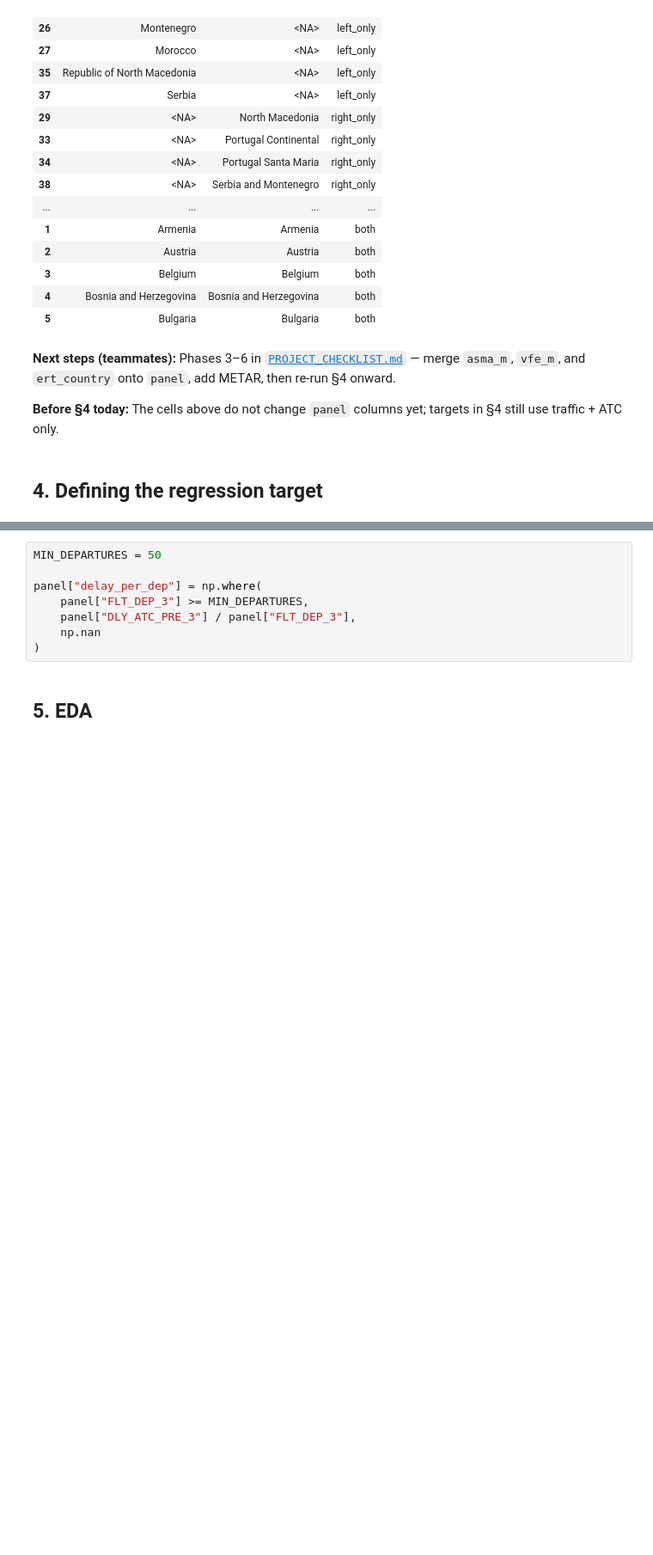
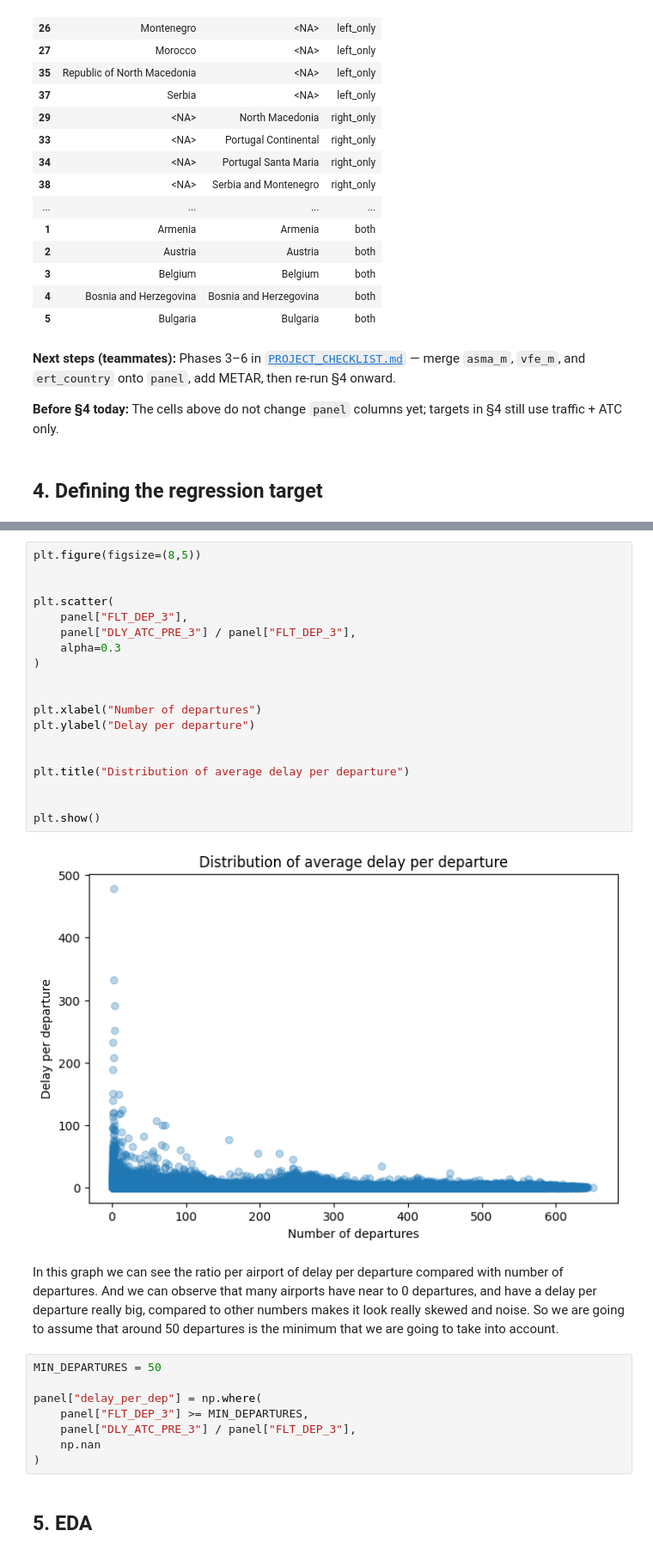
Before and after one commit to agarcia246/Machine_learning_Project, a Jupyter notebook: flight_delays.ipynb, the cells around one changed output, grey strips where cells are left out. Shown at 86% size. Cells and saved outputs as stored; diff of their text form; blank space fills up the shorter version.

```diff
--- a/flight_delays.ipynb
+++ b/flight_delays.ipynb
@@ -435,3 +435,26 @@ Manual map (panel -> ERT): {'Republic of North Macedonia': 'North Macedonia', 'T
+# %%
+plt.figure(figsize=(8,5))
+
+
+plt.scatter(
+    panel["FLT_DEP_3"],
+    panel["DLY_ATC_PRE_3"] / panel["FLT_DEP_3"],
+    alpha=0.3
+)
+
+
+plt.xlabel("Number of departures")
+plt.ylabel("Delay per departure")
+
+
+plt.title("Distribution of average delay per departure")
+
+
+plt.show()
+# %% [output]
+[figure, added]
+# %% [markdown]
+In this graph we can see the ratio per airport of delay per departure compared with number of departures. And we can observe that many airports have near to 0 departures, and have a delay per departure really big, compared to other numbers makes it look really skewed and noise. So we are going to assume that around 50 departures is the minimum that we are going to take into account.
 # %%
 MIN_DEPARTURES = 50
 
```
Also changed, not shown: parts of 3 cells of this notebook.
